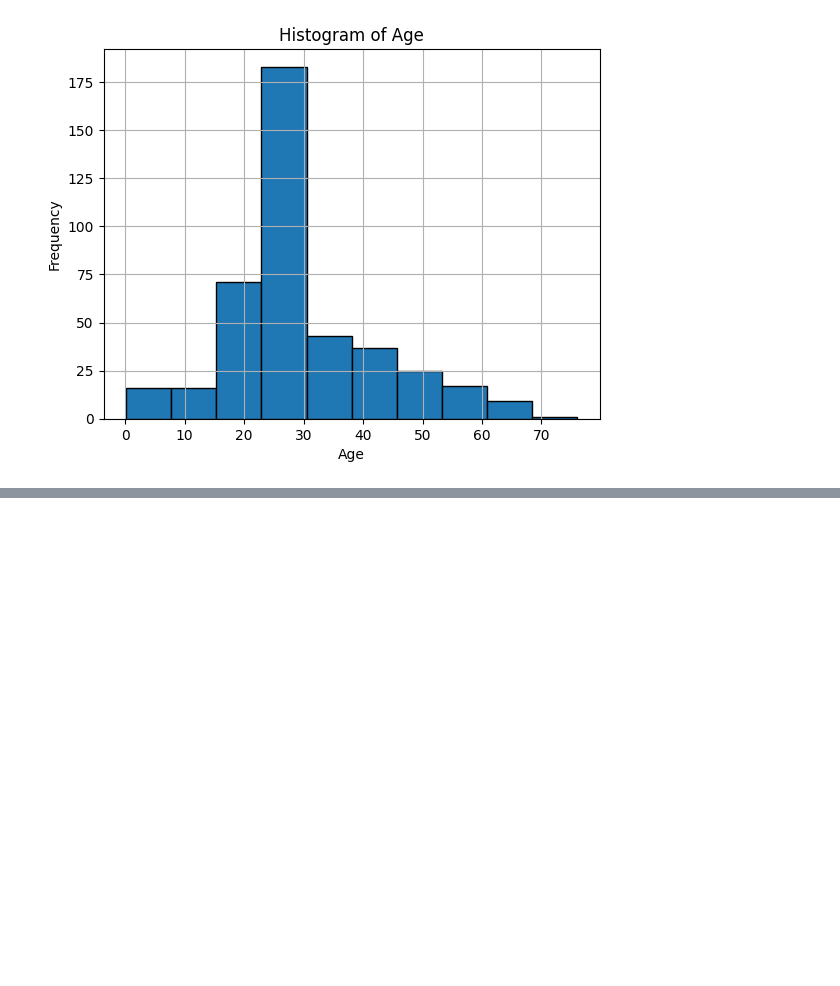
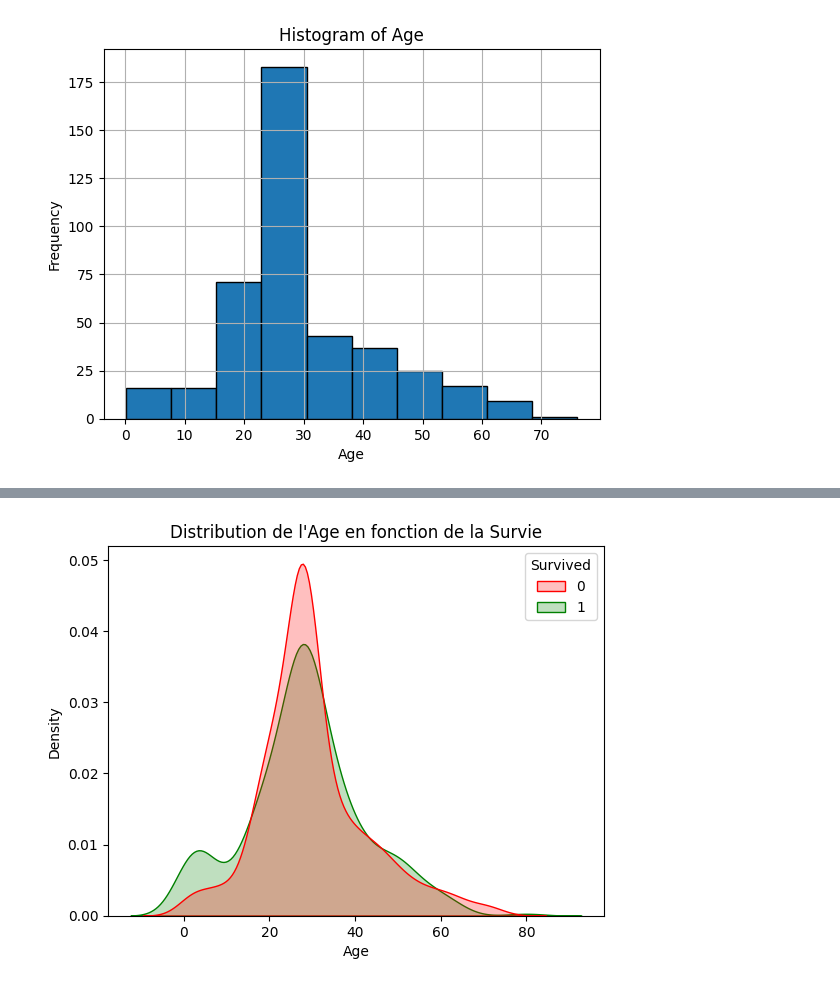
Before and after one commit to Lylyss97x/MachineLearning, a Jupyter notebook: LogisticRegression/regLogistic.ipynb, the cells around one changed output, grey strips where cells are left out. Cells and saved outputs as stored; diff of their text form; code cells hidden in the pictures; blank space fills up the shorter version.

```diff
--- a/LogisticRegression/regLogistic.ipynb
+++ b/LogisticRegression/regLogistic.ipynb
@@ -131,0 +154,2 @@ plt.show()
+# %%
+df_train_copy = df1.copy()
@@ -131,0 +176,7 @@ plt.show()
+# %%
+df_train_copy.drop(columns=['Cabin'], inplace=True)
+# %%
+df_train_copy['Age'].fillna(df_train_copy['Age'].median(), inplace=True)
+df_train_copy['TravelAlone'] = ((df_train_copy['SibSp'] == 0) & (df_train_copy['Parch'] == 0)).astype(int)
+df_encoded = pd.get_dummies(df_train_copy, columns=['Pclass', 'Embarked', 'Sex'], drop_first=True)
+df_encoded.drop(columns=['Name', 'Ticket', 'PassengerId'], inplace=True)
@@ -131,0 +190,11 @@ plt.show()
+# %%
+import seaborn as sns
+
+sns.kdeplot(data=df_train_copy, x='Age', hue='Survived', fill=True, palette={0: 'red', 1: 'green'}, common_norm=False)
+
+plt.title('Distribution de l\'Age en fonction de la Survie')
+plt.xlabel('Age')
+
+plt.show()
+# %% [output]
+[figure, added]
```
Also changed, not shown: parts of 11 cells of this notebook.
